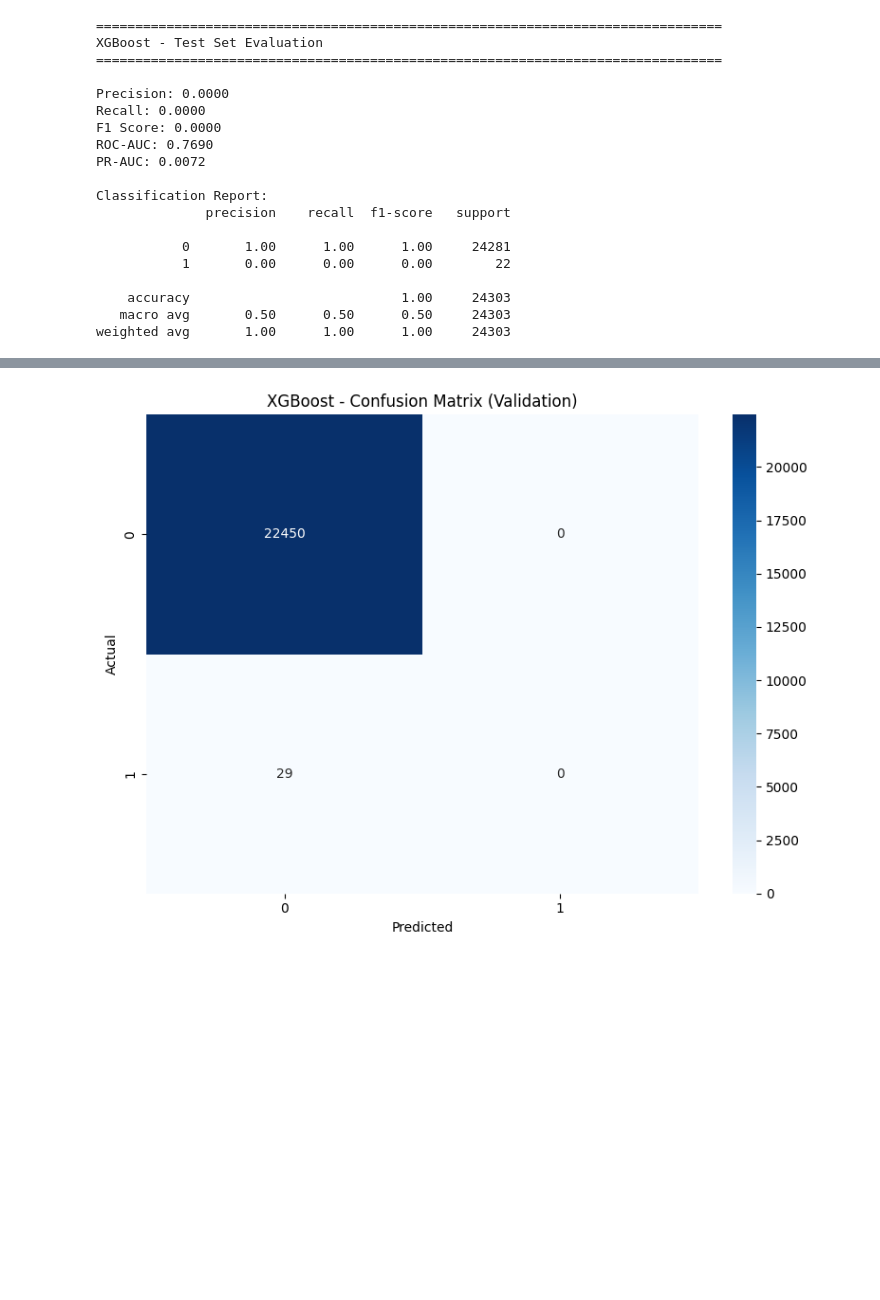
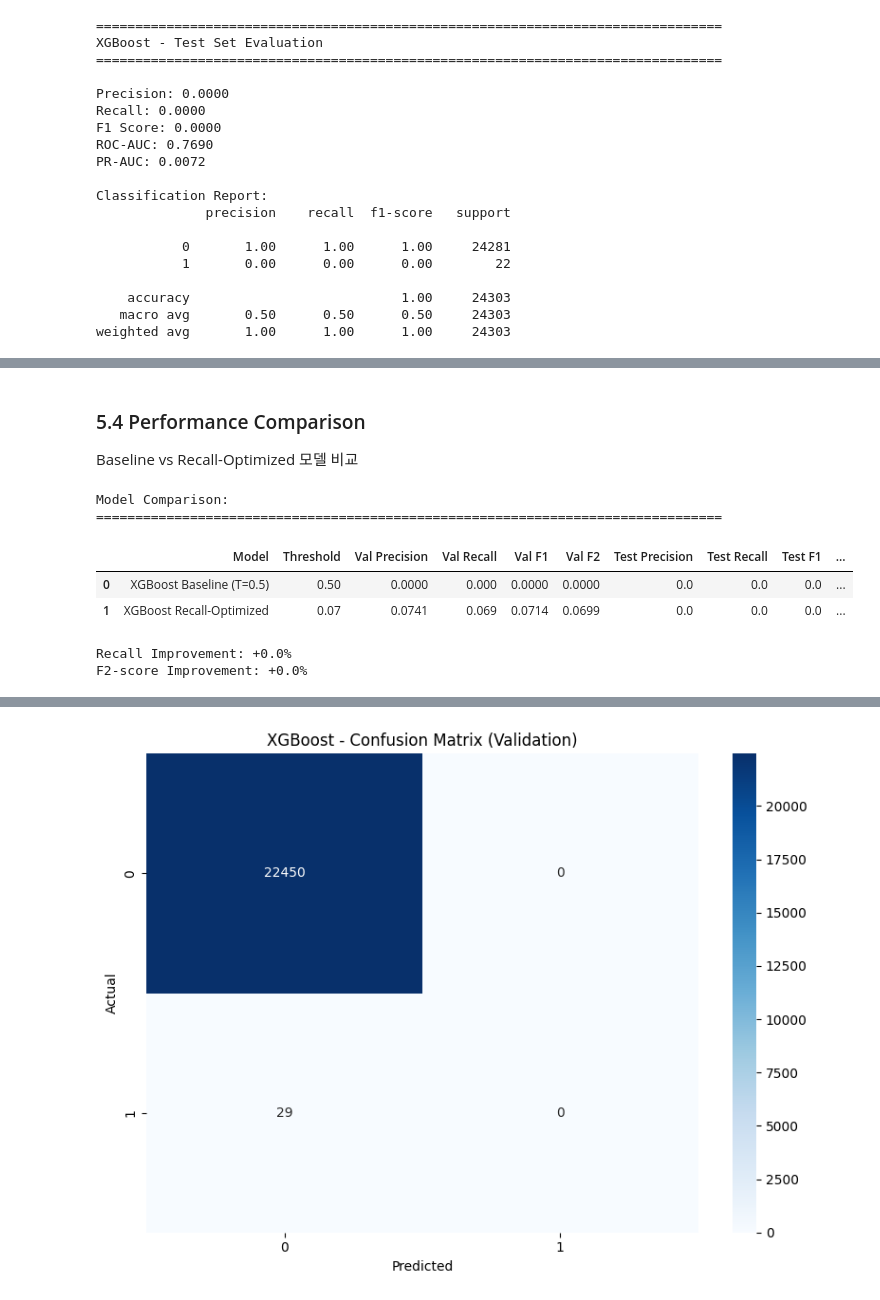
Before and after one commit to 1935138/shinhan_202510, a Jupyter notebook: notebooks/04_model_training.ipynb, the cells around one changed output, grey strips where cells are left out. Drawn from its saved outputs; the diff is of its cells as text; code cells hidden in the pictures; blank space fills up the shorter version.

```diff
--- a/notebooks/04_model_training.ipynb
+++ b/notebooks/04_model_training.ipynb
@@ -412,0 +648,61 @@ weighted avg       1.00      1.00      1.00     24303
+# %% [markdown]
+### 5.4 Performance Comparison
+
+Baseline vs Recall-Optimized 모델 비교
+# %%
+# Compare baseline vs optimized
+comparison = pd.DataFrame({
+    'Model': ['XGBoost Baseline (T=0.5)', 'XGBoost Recall-Optimized'],
+    'Threshold': [0.5, best_threshold],
+    'Val Precision': [
+        precision_score(y_val, y_val_pred_xgb),
+        precision_score(y_val, y_val_pred_optimized)
+    ],
+    'Val Recall': [
+        recall_score(y_val, y_val_pred_xgb),
+        recall_score(y_val, y_val_pred_optimized)
+    ],
+    'Val F1': [
+        f1_score(y_val, y_val_pred_xgb),
+        f1_score(y_val, y_val_pred_optimized)
+    ],
+    'Val F2': [
+        fbeta_score(y_val, y_val_pred_xgb, beta=2),
+        fbeta_score(y_val, y_val_pred_optimized, beta=2)
+    ],
+    'Test Precision': [
+        precision_score(y_test, y_test_pred_xgb),
+        precision_score(y_test, y_test_pred_optimized)
+    ],
+    'Test Recall': [
+        recall_score(y_test, y_test_pred_xgb),
+        recall_score(y_test, y_test_pred_optimized)
+    ],
+    'Test F1': [
+        f1_score(y_test, y_test_pred_xgb),
+        f1_score(y_test, y_test_pred_optimized)
+    ],
+    'Test F2': [
+        fbeta_score(y_test, y_test_pred_xgb, beta=2),
+        fbeta_score(y_test, y_test_pred_optimized, beta=2)
+    ]
+})
+
+print("\nModel Comparison:")
+print("="*80)
+display(comparison.round(4))
+
+# Calculate improvement
+recall_improvement = (comparison.loc[1, 'Test Recall'] - comparison.loc[0, 'Test Recall']) / (comparison.loc[0, 'Test Recall'] + 1e-10) * 100
+f2_improvement = (comparison.loc[1, 'Test F2'] - comparison.loc[0, 'Test F2']) / (comparison.loc[0, 'Test F2'] + 1e-10) * 100
+
+print(f"\nRecall Improvement: {recall_improvement:+.1f}%")
+print(f"F2-score Improvement: {f2_improvement:+.1f}%")
+# %% [output]
+Model Comparison:
+================================================================================
+|  | Model | Threshold | Val Precision | Val Recall | Val F1 | Val F2 | Test Precision | Test Recall | Test F1 | ... |
+| 0 | XGBoost Baseline (T=0.5) | 0.50 | 0.0000 | 0.000 | 0.0000 | 0.0000 | 0.0 | 0.0 | 0.0 | ... |
+| 1 | XGBoost Recall-Optimized | 0.07 | 0.0741 | 0.069 | 0.0714 | 0.0699 | 0.0 | 0.0 | 0.0 | ... |
+Recall Improvement: +0.0%
+F2-score Improvement: +0.0%
```
Also changed, not shown: parts of 17 cells of this notebook, 2 other files.
